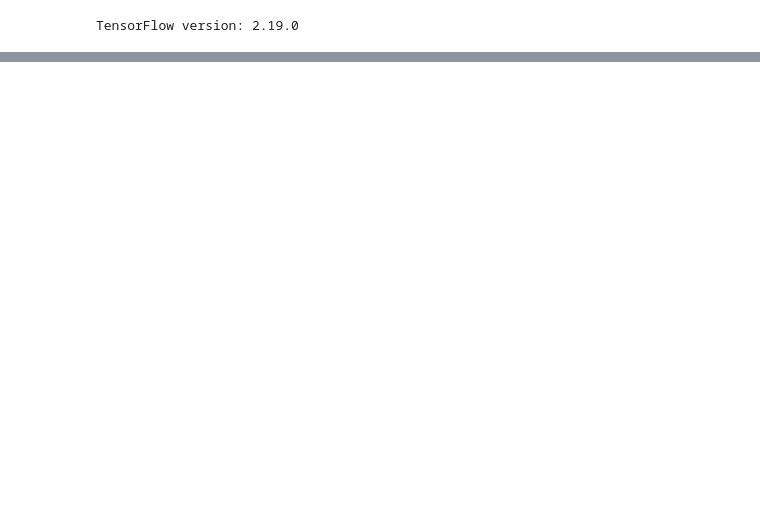
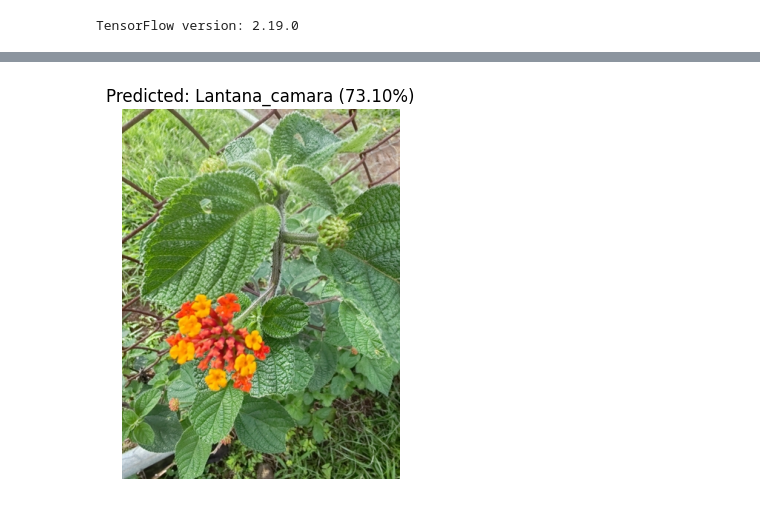
Before and after one commit to Harshithakulal238/Miniproject_Bioshield, a Jupyter notebook: BioSheild.ipynb, the cells around one changed output, grey strips where cells are left out. Drawn from its saved outputs; the diff is of its cells as text; code cells hidden in the pictures; blank space fills up the shorter version.

```diff
--- a/BioSheild.ipynb
+++ b/BioSheild.ipynb
@@ -60,0 +165,11 @@ for img_name in os.listdir(sample_path)[:5]:
+# %%
+from tensorflow.keras.models import load_model
+import numpy as np
+from tensorflow.keras.preprocessing import image
+import matplotlib.pyplot as plt
+
+# Load trained model
+model = load_model("invasive_plants_model.keras")
+
+# Show the class names again (from training)
+print("Class labels:", class_names)
@@ -60,0 +178,3 @@ for img_name in os.listdir(sample_path)[:5]:
+# %%
+from google.colab import files
+uploaded = files.upload()
@@ -60,0 +184,24 @@ for img_name in os.listdir(sample_path)[:5]:
+# %%
+import PIL
+
+# Get the uploaded file name
+for filename in uploaded.keys():
+    img_path = filename
+
+# Load and preprocess image
+img = image.load_img(img_path, target_size=img_size)
+img_array = image.img_to_array(img)
+img_array = tf.expand_dims(img_array, 0)  # add batch dimension
+
+# Prediction
+predictions = model.predict(img_array)
+score = tf.nn.softmax(predictions[0])
+predicted_class = class_names[np.argmax(score)]
+confidence = 100 * np.max(score)
+
+# Show result
+plt.imshow(PIL.Image.open(img_path))
+plt.axis('off')
+plt.title(f"Predicted: {predicted_class} ({confidence:.2f}%)")
+plt.show()
+# %% [output]
@@ -60,0 +209 @@ for img_name in os.listdir(sample_path)[:5]:
+[figure, added]
```
Also changed, not shown: parts of 19 cells of this notebook.
